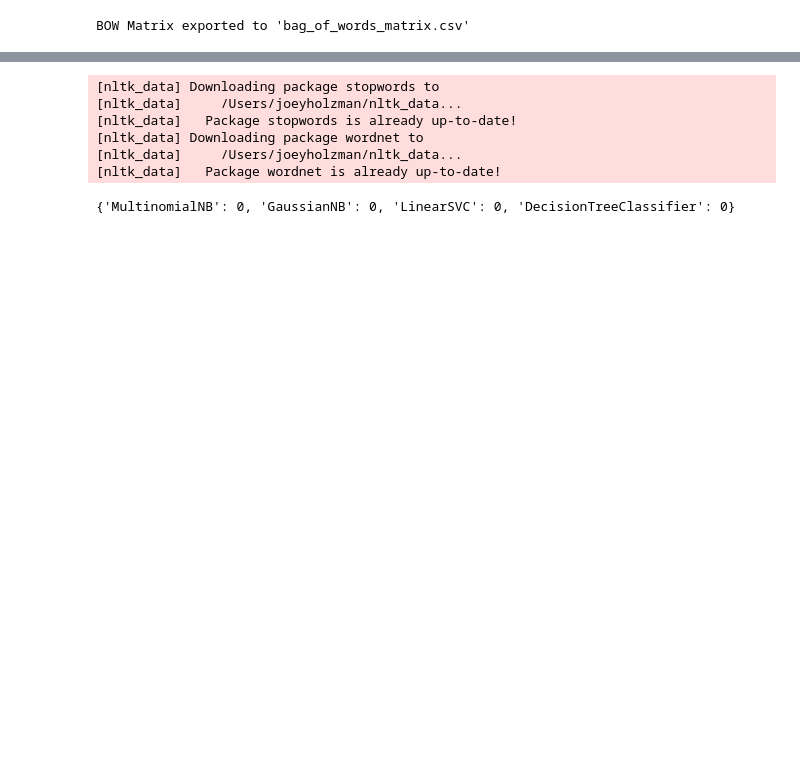
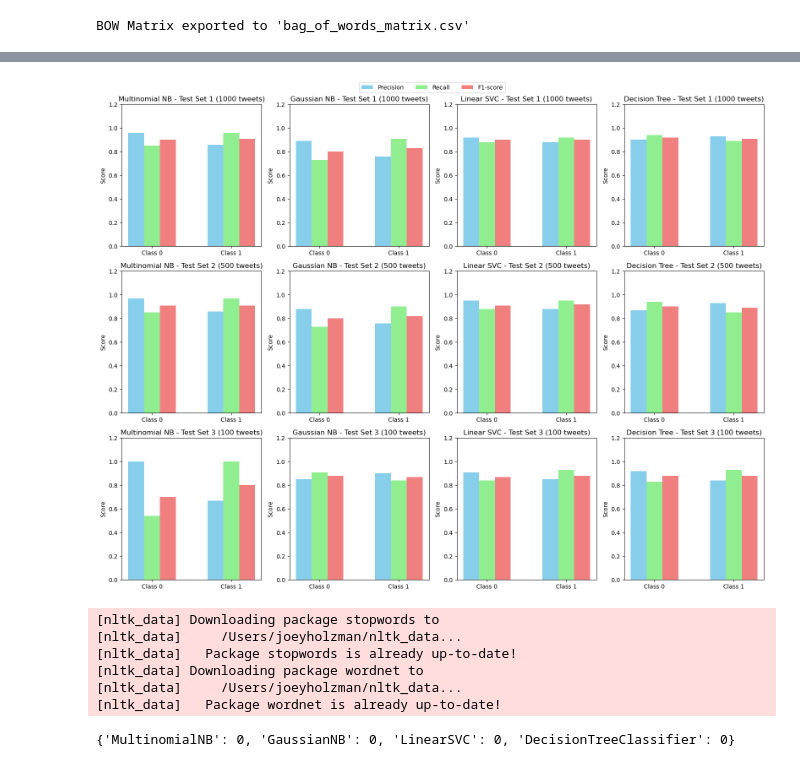
Before and after one commit to joeyholzman/CSAM_Machine_Learning, a Jupyter notebook: MLImplementation.ipynb, the cells around one changed output, grey strips where cells are left out. Saved outputs shown, nothing was run; the diff lists cells and outputs as text; code cells hidden in the pictures; blank space fills up the shorter version.

```diff
--- a/MLImplementation.ipynb
+++ b/MLImplementation.ipynb
@@ -152,3 +234,64 @@ weighted avg       0.93      0.93      0.93        70
+# %%
+import matplotlib.pyplot as plt
+import numpy as np
+
+# Define the classifiers and their corresponding labels
+classifiers = ['Multinomial NB', 'Gaussian NB', 'Linear SVC', 'Decision Tree']
+
+# Define the test set labels with the number of tweets
+test_sets = ['Test Set 1 (1000 tweets)', 'Test Set 2 (500 tweets)', 'Test Set 3 (100 tweets)']
+
+# Precision values for each classifier and test set
+precision_values = [
+    [[0.96, 0.86], [0.97, 0.86], [1.00, 0.67]],
+    [[0.89, 0.76], [0.88, 0.76], [0.85, 0.90]],
+    [[0.92, 0.88], [0.95, 0.88], [0.91, 0.85]],
+    [[0.90, 0.93], [0.87, 0.93], [0.92, 0.84]]
+]
+
+# Recall values for each classifier and test set
+recall_values = [
+    [[0.85, 0.96], [0.85, 0.97], [0.54, 1.00]],
+    [[0.73, 0.91], [0.73, 0.90], [0.91, 0.84]],
+    [[0.88, 0.92], [0.88, 0.95], [0.84, 0.93]],
+    [[0.94, 0.89], [0.94, 0.85], [0.83, 0.93]]
+]
+
+# F1-score values for each classifier and test set
+f1_score_values = [
+    [[0.90, 0.91], [0.91, 0.91], [0.70, 0.80]],
+    [[0.80, 0.83], [0.80, 0.82], [0.88, 0.87]],
+    [[0.90, 0.90], [0.91, 0.92], [0.87, 0.88]],
+    [[0.92, 0.91], [0.90, 0.89], [0.88, 0.88]]
+]
+
+# Plotting precision, recall, and F1-score for each class and test set
+fig, axs = plt.subplots(3, 4, figsize=(16, 12))
+
+bar_width = 0.2
+index = np.arange(2)
+
+for i in range(4):
+    for j in range(3):
+        # Plot bars for precision, recall, and F1-score
+        axs[j, i].bar(index - bar_width, precision_values[i][j], width=bar_width, color='skyblue', label='Precision')
+        axs[j, i].bar(index, recall_values[i][j], width=bar_width, color='lightgreen', label='Recall')
+        axs[j, i].bar(index + bar_width, f1_score_values[i][j], width=bar_width, color='lightcoral', label='F1-score')
+
+        axs[j, i].set_title(f'{classifiers[i]} - {test_sets[j]}')
+        axs[j, i].set_ylim(0, 1.2)
+        axs[j, i].set_xticks(index)
+        axs[j, i].set_xticklabels(['Class 0', 'Class 1'])
+        axs[j, i].set_ylabel('Score')
+
+# Create a single legend outside the subplots
+handles, labels = axs[0, 0].get_legend_handles_labels()
+fig.legend(handles, labels, loc='upper center', bbox_to_anchor=(0.5, 1.02), ncol=3)
+
+plt.tight_layout()
+plt.show()
+# %% [output]
+[figure, added]
 # %%
 #PREDICTION CODE
 # %%
```
Also changed, not shown: parts of 11 cells of this notebook, 1 other file.
